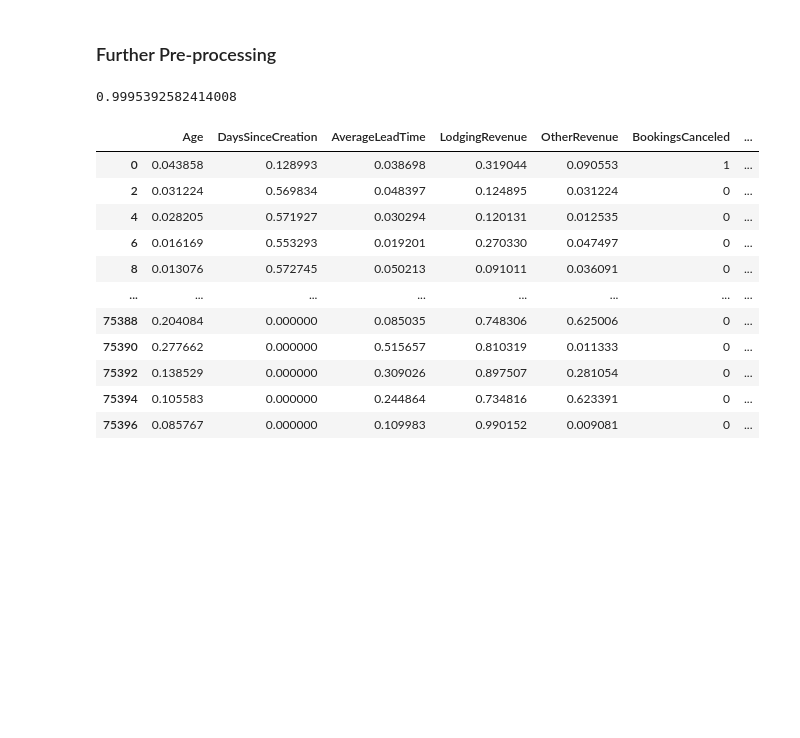
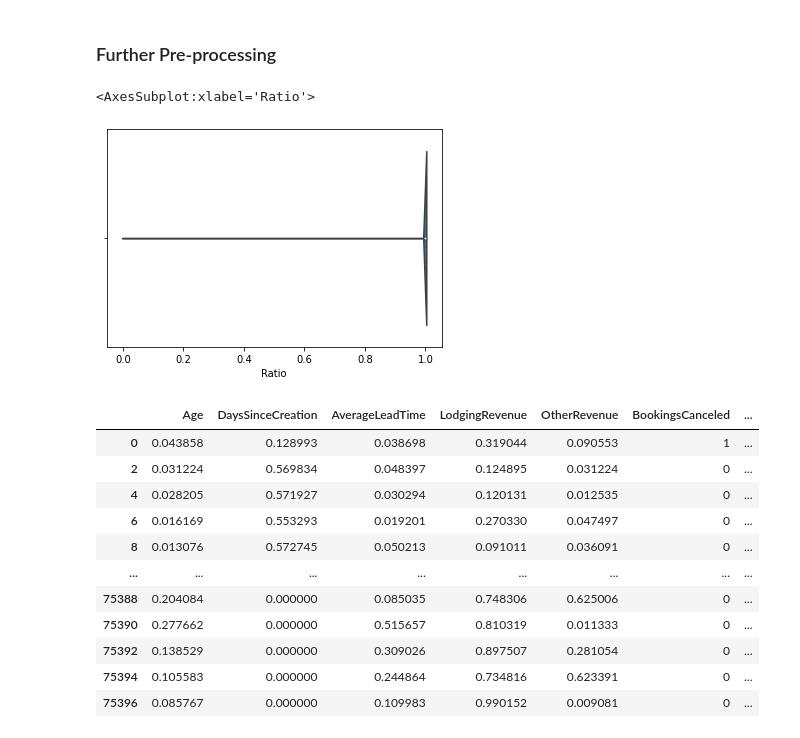
Before and after one commit to Buwoo/BT4211_Hotel, a Jupyter notebook: Hotel_Rev_Forecasting.ipynb, the cells around one changed output. Saved outputs shown, nothing was run; the diff lists cells and outputs as text; code cells hidden in the pictures; blank space fills up the shorter version.

```diff
--- a/Hotel_Rev_Forecasting.ipynb
+++ b/Hotel_Rev_Forecasting.ipynb
@@ -81,34 +81,36 @@ hotel_df["Ratio"] = (hotel_df["BookingsCheckedIn"] + hotel_df["BookingsNoShowed"
 # Find columns which describe attributes of rooms and create a col to chk if any of them have been made
 room_chars_cols = [col for col in hotel_df.columns.tolist() if col.startswith('SR')]
 hotel_df['room_chars_sum'] = hotel_df.loc[:,room_chars_cols].sum(axis=1)
 
 #filter df to get only guests
 def filter(df, **kwargs):
     query_list = []
     for key in kwargs.keys():
         if key.startswith('room'):
             query_list.append(f'{key}!={kwargs[key]}')
         else:
             query_list.append(f'{key}=={kwargs[key]}')
     query = ' & '.join(query_list)
     return df.query(query)
 guest_df_to_drop = filter(hotel_df, room_chars_sum = 0, DaysSinceLastStay = -1, DaysSinceFirstStay = -1)
 guest_idx_to_drop = guest_df_to_drop.index.to_list()
 
 #drop guests from df
 hotel_df_no_guests =  hotel_df.drop(guest_idx_to_drop)
 
 hotel_df_no_guests['Ratio'].isna().sum() # 6189
 hotel_df_no_guests['DaysSinceLastStay'].eq(-1).sum() #6190 this one dude cancelled 2 bookings and had thus ratio of 0 = 0/2
 hotel_df_no_guests['Ratio'].eq(0).sum() # 1 just one instance of this happening
 
 # impute guests with nan ratio with 1 as we assume they wouldn't cancel
 hotel_df_no_guests['Ratio'] = hotel_df_no_guests['Ratio'].fillna(1)
 hotel_df_hasbooked = hotel_df_no_guests #Change name later
 hotel_df_hasbooked
 hotel_df['Ratio'].mean()
+sns.violinplot(hotel_df['Ratio'])
 # %% [output]
-0.9995392582414008
+<AxesSubplot:xlabel='Ratio'>
+[figure, added]
 # %%
 # Creating average revenue metrics
 
```
